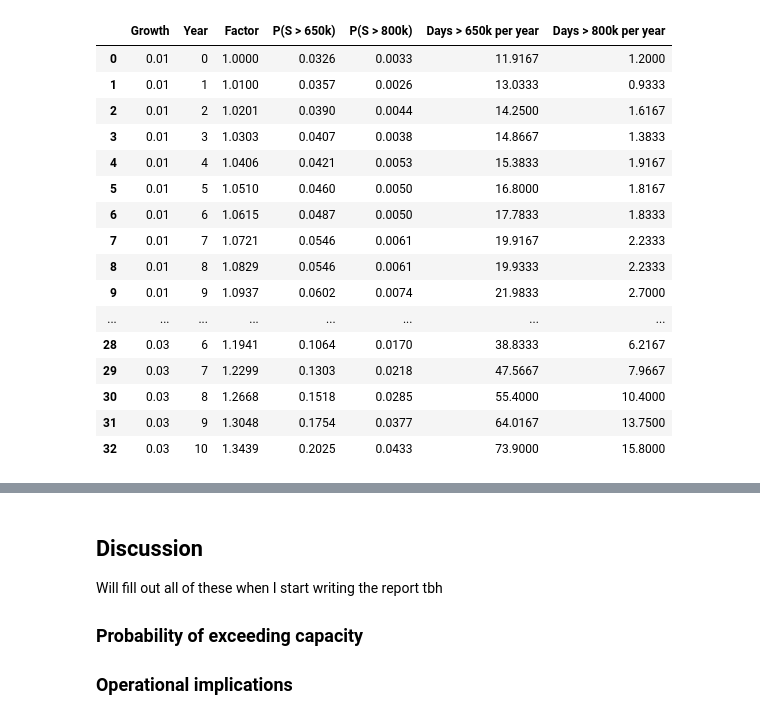
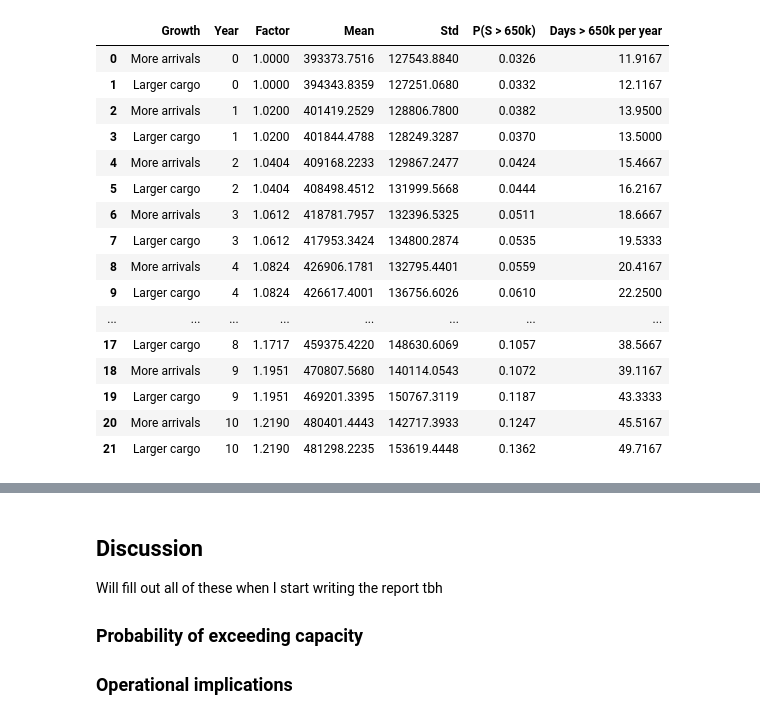
Before and after one commit to nikola300605/Stochastic_Simulation_Group_15, a Jupyter notebook: task_4_7.ipynb, the cells around one changed output, grey strips where cells are left out. Cells and saved outputs as stored; diff of their text form; code cells hidden in the pictures.

```diff
--- a/task_4_7.ipynb
+++ b/task_4_7.ipynb
@@ -52,46 +56,50 @@ the capacity with the new terminal.
 # %%
-growth_rates = [0.01, 0.02, 0.03]
+g = 0.02
 years = range(0, 11)
 nsim = 60
 
+base_lambdas = [tuple(monthly_rates.loc[m, vessel_types]) for m in range(1, 13)]
+
 rows = []
-
-for g in growth_rates:
-    for y in years:
-        factor = (1 + g) ** y
-        grown_lambdas = [tuple(factor * monthly_rates.loc[m, vessel_types]) for m in range(1, 13)]
-
+np.random.seed(42)
+for y in years:
+    F = (1 + g) ** y
+    mechanisms = {
+        'More arrivals': ([tuple(F * np.array(lam)) for lam in base_lambdas], dists),
+        'Larger cargo': (base_lambdas, tuple(fit_lognormal((F * M1, F**2 * M2)) for M1, M2 in moments_for_types)),
+    }
+    for name, (grown_lambdas, grown_dists) in mechanisms.items():
         S = np.zeros((nsim, 365))
         for i in range(nsim):
-            S[i] = simDailyCPP(grown_lambdas, dists, month_lengths)[:, 7]
+            S[i] = simDailyCPP(grown_lambdas, grown_dists, month_lengths)[:, 7]
 
         rows.append({
-            'Growth': g,
+            'Growth': name,
             'Year': y,
-            'Factor': factor,
+            'Factor': F,
+            'Mean': np.mean(S),
+            'Std': np.std(S, ddof=1),
             'P(S > 650k)': np.mean(S > capacity),
-            'P(S > 800k)': np.mean(S > new_capacity),
         })
 
 growth_df = pd.DataFrame(rows)
 growth_df['Days > 650k per year'] = growth_df['P(S > 650k)'] * 365
-growth_df['Days > 800k per year'] = growth_df['P(S > 800k)'] * 365
 growth_df.round(4)
 # %% [output]
-|  | Growth | Year | Factor | P(S > 650k) | P(S > 800k) | Days > 650k per year | Days > 800k per year |
-| 0 | 0.01 | 0 | 1.0000 | 0.0326 | 0.0033 | 11.9167 | 1.2000 |
-| 1 | 0.01 | 1 | 1.0100 | 0.0357 | 0.0026 | 13.0333 | 0.9333 |
-| 2 | 0.01 | 2 | 1.0201 | 0.0390 | 0.0044 | 14.2500 | 1.6167 |
-| 3 | 0.01 | 3 | 1.0303 | 0.0407 | 0.0038 | 14.8667 | 1.3833 |
-| 4 | 0.01 | 4 | 1.0406 | 0.0421 | 0.0053 | 15.3833 | 1.9167 |
-| 5 | 0.01 | 5 | 1.0510 | 0.0460 | 0.0050 | 16.8000 | 1.8167 |
-| 6 | 0.01 | 6 | 1.0615 | 0.0487 | 0.0050 | 17.7833 | 1.8333 |
-| 7 | 0.01 | 7 | 1.0721 | 0.0546 | 0.0061 | 19.9167 | 2.2333 |
-| 8 | 0.01 | 8 | 1.0829 | 0.0546 | 0.0061 | 19.9333 | 2.2333 |
-| 9 | 0.01 | 9 | 1.0937 | 0.0602 | 0.0074 | 21.9833 | 2.7000 |
+|  | Growth | Year | Factor | Mean | Std | P(S > 650k) | Days > 650k per year |
+| 0 | More arrivals | 0 | 1.0000 | 393373.7516 | 127543.8840 | 0.0326 | 11.9167 |
+| 1 | Larger cargo | 0 | 1.0000 | 394343.8359 | 127251.0680 | 0.0332 | 12.1167 |
+| 2 | More arrivals | 1 | 1.0200 | 401419.2529 | 128806.7800 | 0.0382 | 13.9500 |
+| 3 | Larger cargo | 1 | 1.0200 | 401844.4788 | 128249.3287 | 0.0370 | 13.5000 |
+| 4 | More arrivals | 2 | 1.0404 | 409168.2233 | 129867.2477 | 0.0424 | 15.4667 |
+| 5 | Larger cargo | 2 | 1.0404 | 408498.4512 | 131999.5668 | 0.0444 | 16.2167 |
+| 6 | More arrivals | 3 | 1.0612 | 418781.7957 | 132396.5325 | 0.0511 | 18.6667 |
+| 7 | Larger cargo | 3 | 1.0612 | 417953.3424 | 134800.2874 | 0.0535 | 19.5333 |
+| 8 | More arrivals | 4 | 1.0824 | 426906.1781 | 132795.4401 | 0.0559 | 20.4167 |
+| 9 | Larger cargo | 4 | 1.0824 | 426617.4001 | 136756.6026 | 0.0610 | 22.2500 |
 | ... | ... | ... | ... | ... | ... | ... | ... |
-| 28 | 0.03 | 6 | 1.1941 | 0.1064 | 0.0170 | 38.8333 | 6.2167 |
-| 29 | 0.03 | 7 | 1.2299 | 0.1303 | 0.0218 | 47.5667 | 7.9667 |
-| 30 | 0.03 | 8 | 1.2668 | 0.1518 | 0.0285 | 55.4000 | 10.4000 |
-| 31 | 0.03 | 9 | 1.3048 | 0.1754 | 0.0377 | 64.0167 | 13.7500 |
-| 32 | 0.03 | 10 | 1.3439 | 0.2025 | 0.0433 | 73.9000 | 15.8000 |
+| 17 | Larger cargo | 8 | 1.1717 | 459375.4220 | 148630.6069 | 0.1057 | 38.5667 |
+| 18 | More arrivals | 9 | 1.1951 | 470807.5680 | 140114.0543 | 0.1072 | 39.1167 |
+| 19 | Larger cargo | 9 | 1.1951 | 469201.3395 | 150767.3119 | 0.1187 | 43.3333 |
+| 20 | More arrivals | 10 | 1.2190 | 480401.4443 | 142717.3933 | 0.1247 | 45.5167 |
+| 21 | Larger cargo | 10 | 1.2190 | 481298.2235 | 153619.4448 | 0.1362 | 49.7167 |
```
Also changed, not shown: parts of 14 cells of this notebook, 5 other files.
